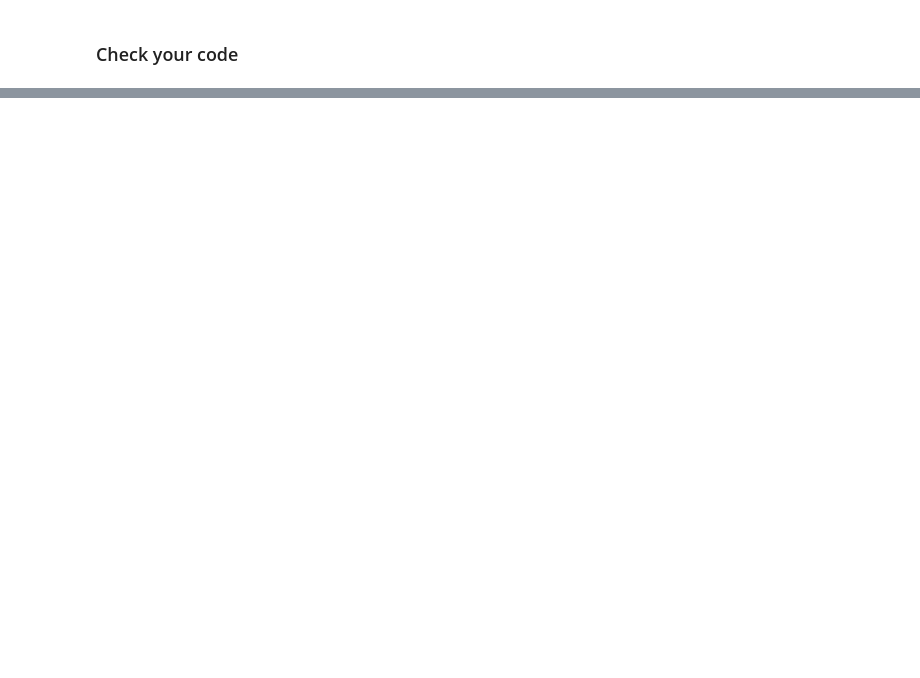
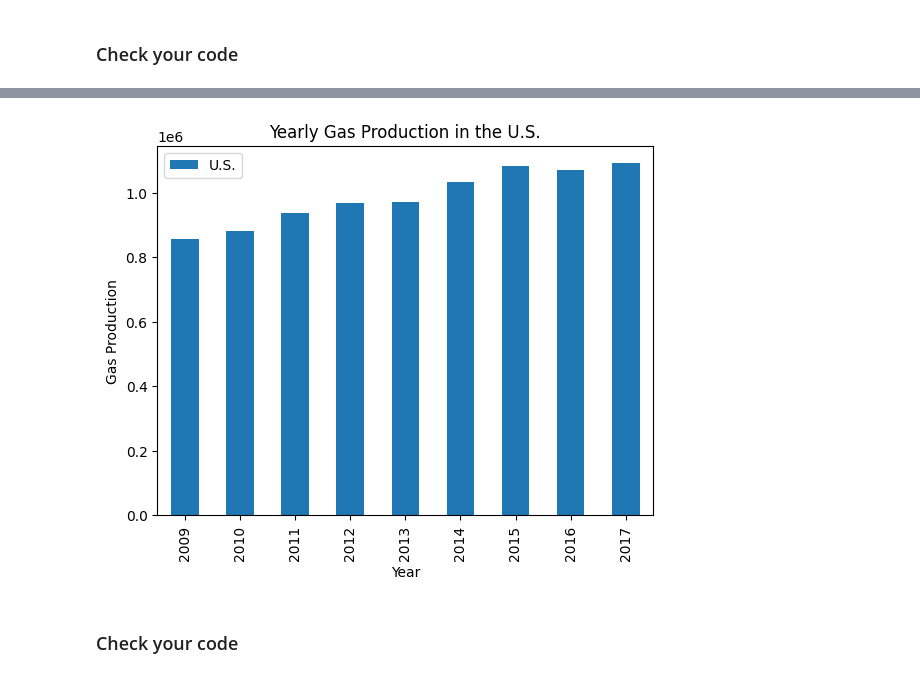
Before and after one commit to francoisgirard51/data-us-oil-and-gas-production, a Jupyter notebook: oil_and_gas.ipynb, the cells around one changed output, grey strips where cells are left out. Cells and saved outputs as stored; diff of their text form; code cells hidden in the pictures; blank space fills up the shorter version.

Commit message:
US Oil & Gas production, 3nd commit

```diff
--- a/oil_and_gas.ipynb
+++ b/oil_and_gas.ipynb
@@ -138,0 +177,14 @@ NameError: name 'index_year' is not defined
+# %%
+import numpy as np
+
+condition = np.logical_and(yearly_gas_df.index > 2008, yearly_gas_df.index < 2018)
+filtered_yearly_gas_df = yearly_gas_df[condition]
+
+plot = filtered_yearly_gas_df.filter(items=['U.S.']).plot(kind="bar")
+plot.set_xlabel("Year");
+plot.set_ylabel("Gas Production");
+plot.set_title("Yearly Gas Production in the U.S.");
+# %% [output]
+[figure, added]
+# %% [markdown]
+### Check your code
```
Also changed, not shown: parts of 17 cells of this notebook, 3 other files.
